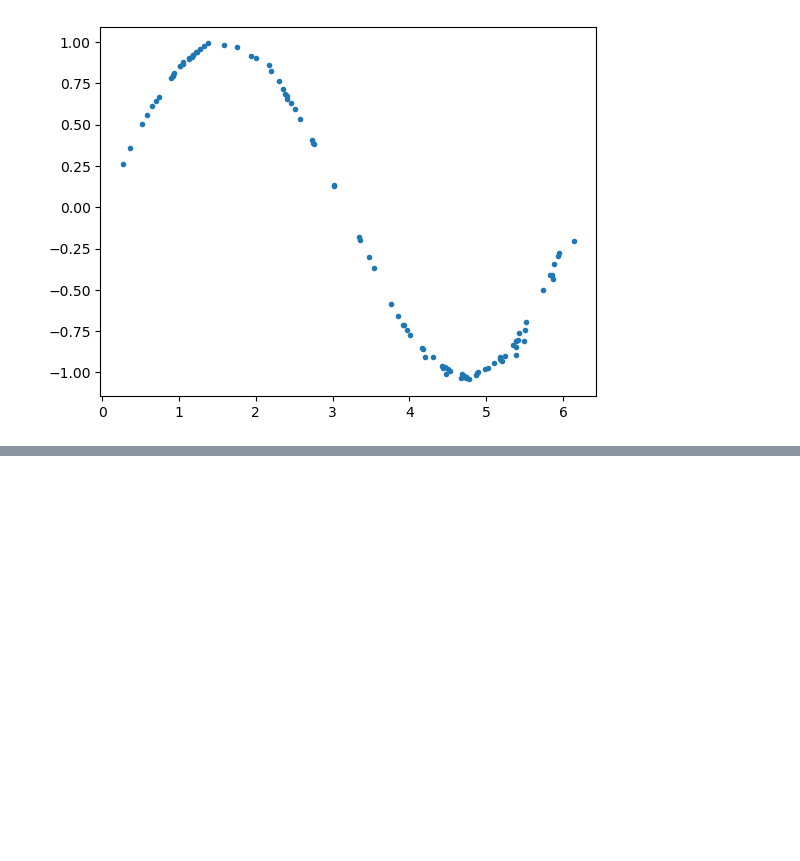
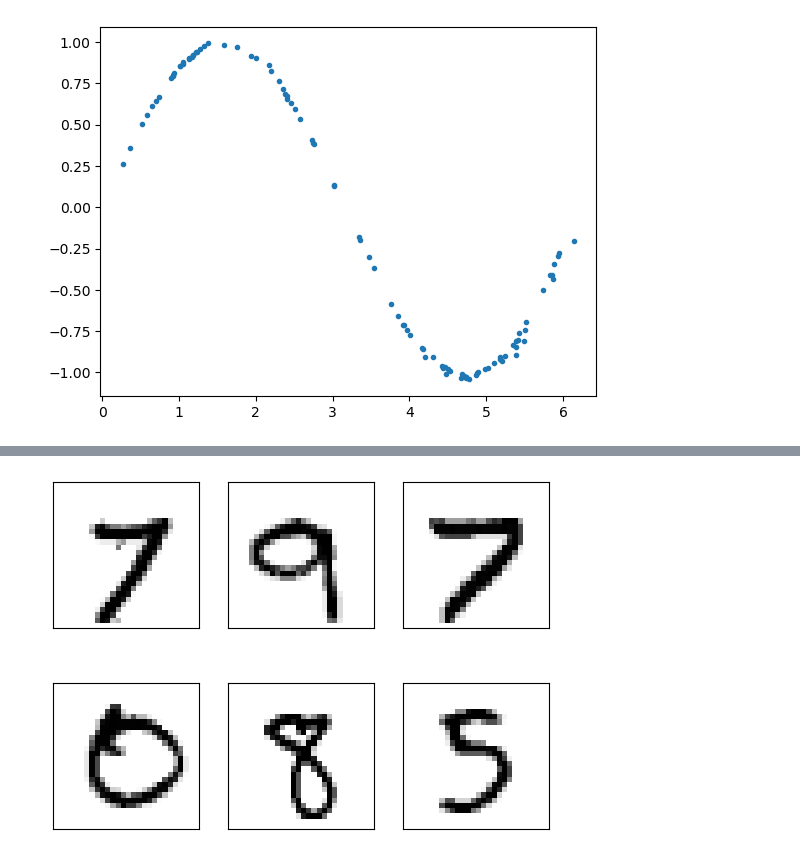
Before and after one commit to QMoayedpour/statapp-hsbc, a Jupyter notebook: basic gan.ipynb, the cells around one changed output, grey strips where cells are left out. Cells and saved outputs as stored; diff of their text form; code cells hidden in the pictures; blank space fills up the shorter version.

Commit message:
added MNIST example

```diff
--- a/basic gan.ipynb
+++ b/basic gan.ipynb
@@ -158,0 +171,21 @@ plt.plot(generated_samples[:, 0], generated_samples[:, 1], ".")
+# %%
+transform = transforms.Compose([transforms.ToTensor(), transforms.Normalize((0.5,), (0.5,))])
+# %%
+train_set = torchvision.datasets.MNIST(root="./data", train=True, download=True, transform=transform)
+# %%
+batch_size = 32
+train_loader = torch.utils.data.DataLoader(
+    train_set, batch_size=batch_size, shuffle=True
+)
+# %%
+# dim (batch_size, num_channels, heigh, width)
+real_samples, mnist_labels = next(iter(train_loader))
+for i in range(6):
+    ax = plt.subplot(2, 3, i + 1)
+                #dim (1, 28, 28) -> dim (28, 28)
+    plt.imshow(real_samples[i].reshape(28,28), cmap = "gray_r")
+    #to remove the numbers on axis
+    plt.xticks([])
+    plt.yticks([])
+# %% [output]
+[figure, added]
```
Also changed, not shown: parts of 9 cells of this notebook.
